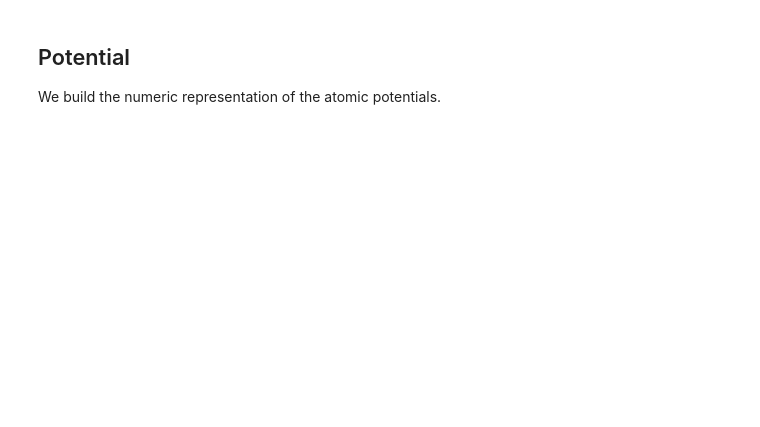
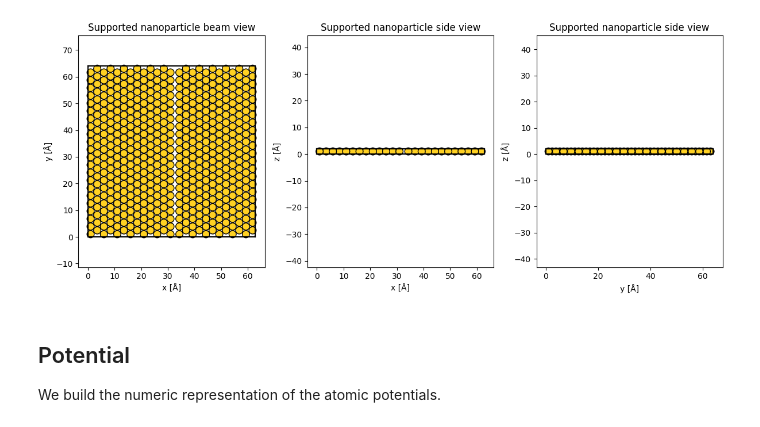
Before and after one commit to curiousbeams/willem-playground, a Jupyter notebook: notebooks/simulation_notebook/crystalline_sample_2_facets.ipynb, the cells around one changed output. Cells and saved outputs as stored; diff of their text form; code cells hidden in the pictures; blank space fills up the shorter version.

```diff
--- a/notebooks/simulation_notebook/crystalline_sample_2_facets.ipynb
+++ b/notebooks/simulation_notebook/crystalline_sample_2_facets.ipynb
@@ -204,0 +11,78 @@ length cell x 5.769991334482229
+# %%
+from ase.build import bulk
+import aimsgb
+import abtem
+
+lc = 4.08
+unit_cell = bulk('Au', a=lc, cubic=True)
+
+# --- Check what Σ values are available for [111] ---
+print(aimsgb.GBInformation([1,1,1], max_sigma=15))
+
+# --- Build Σ3 [111] grain boundary ---
+# GrainBoundary(rotation_axis, sigma, gb_plane, grain, uc_a, uc_b)
+#   rotation_axis = [1,1,1]  → rotate around the [111] axis
+#   sigma = 3                → Σ3 (60° misorientation)
+#   gb_plane = [1,1,1]       → boundary plane is (111) — a twin boundary
+#   uc_a, uc_b               → how many unit cells each grain has
+
+s_input = aimsgb.Grain.from_ase_atoms(unit_cell)
+# GrainBoundary(axis, sigma, plane, grain, uc_a, uc_b)
+gb = aimsgb.GrainBoundary([1,1,1], 3, [1,-2,1], s_input, uc_a=4, uc_b=4)
+
+structure = aimsgb.Grain.stack_grains(gb.grain_a, gb.grain_b, direction=gb.direction)
+
+gb_structure = structure.to_ase_atoms()
+gb_structure.center()
+gb_structure.wrap()
+
+# abtem.show_atoms(gb_structure * repition, plane='yz', scale=0.5)
+repition = (27,27,1)
+gb_structure = gb_structure * repition
+mask = (
+    (gb_structure.positions[:,2] > 4) & (gb_structure.positions[:,2] < 6)
+)
+gb_structure = gb_structure[mask]
+
+gb_structure.center(vacuum=1)
+pos = gb_structure.positions
+
+x_extent = pos[:, 0].max() - pos[:, 0].min()
+y_extent = pos[:, 1].max() - pos[:, 1].min()
+z_extent = pos[:, 2].max() - pos[:, 2].min()
+
+print(f"Atom x extent: {x_extent:.4f} Å")
+print(f"Atom y extent: {y_extent:.4f} Å")
+print(f"Atom z extent: {z_extent:.4f} Å")
+del gb_structure[gb_structure.positions[:,0] > x_extent/2+32]
+del gb_structure[gb_structure.positions[:,1] > y_extent/2+32]
+del gb_structure[gb_structure.positions[:,0] < x_extent/2-32]
+del gb_structure[gb_structure.positions[:,1] < y_extent/2-32]
+gb_structure.center(vacuum=1)
+
+fig, (ax1, ax2, ax3) = plt.subplots(1, 3, figsize=(12, 5))
+abtem.show_atoms(
+    gb_structure ,
+    ax=ax1,
+    title="Supported nanoparticle beam view",
+    merge=0.1,
+    scale=1,
+)
+abtem.show_atoms(
+    gb_structure ,
+    ax=ax2,
+    plane="xz",
+    scale=1,
+    title="Supported nanoparticle side view",
+    merge=0.1,
+)
+abtem.show_atoms(
+    gb_structure ,
+    ax=ax3,
+    plane="yz",
+    scale=1,
+    title="Supported nanoparticle side view",
+    merge=0.1,
+)
+fig.tight_layout();
+# %% [output]
@@ -205,3 +99,4 @@ length cell x 5.769991334482229
+[figure, added]
 # %% [markdown]
 ## Potential
 
```
Also changed, not shown: parts of 14 cells of this notebook, 3 other files.
